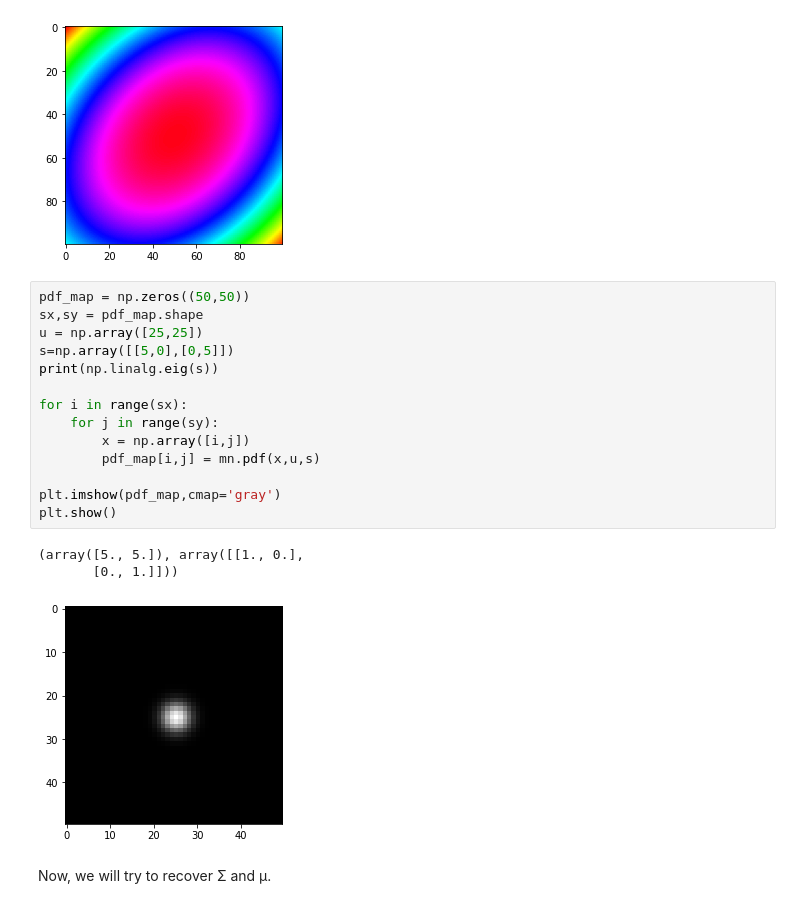
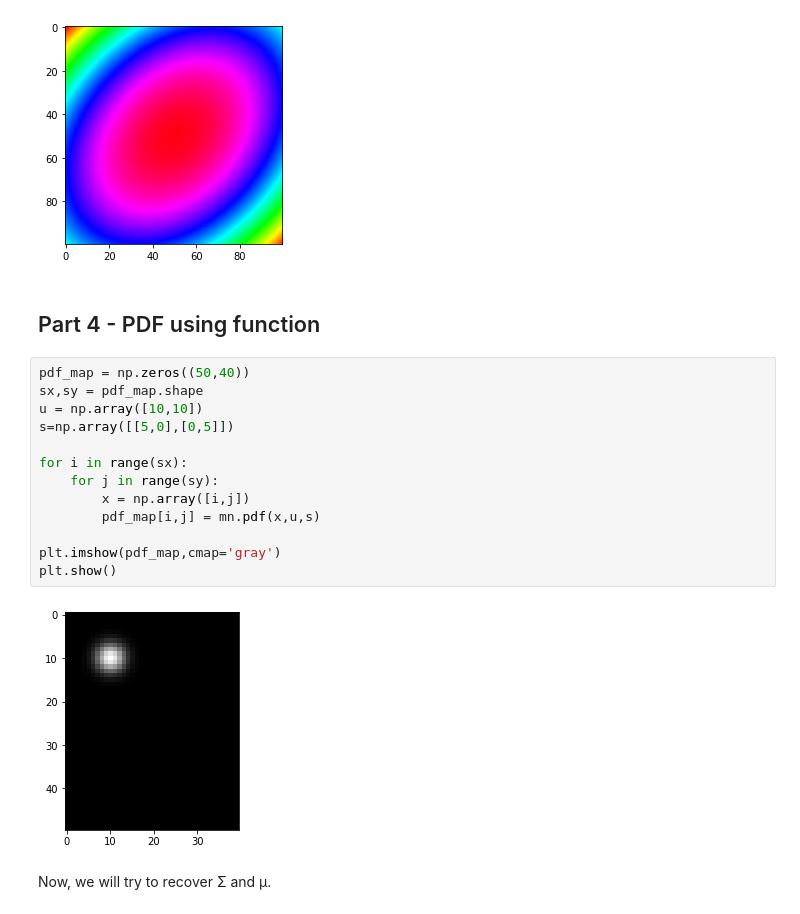
Before and after one commit to olivierleblanc/diffusercam, a Jupyter notebook: bernat/circularevaluation.ipynb, the cells around one changed output. Saved outputs shown, nothing was run; the diff lists cells and outputs as text.

```diff
--- a/bernat/circularevaluation.ipynb
+++ b/bernat/circularevaluation.ipynb
@@ -129,24 +126,23 @@ plt.show()
 (array([2., 2.]), array([[1., 0.],
        [0., 1.]]))
 [figure]
+# %% [markdown]
+## Part 4 - PDF using function
 # %%
-pdf_map = np.zeros((50,50))
+pdf_map = np.zeros((50,40))
 sx,sy = pdf_map.shape
-u = np.array([25,25])
+u = np.array([10,10])
 s=np.array([[5,0],[0,5]])
-print(np.linalg.eig(s))
 
 for i in range(sx):
     for j in range(sy):
         x = np.array([i,j])
         pdf_map[i,j] = mn.pdf(x,u,s)
 
 plt.imshow(pdf_map,cmap='gray')
 plt.show()
 # %% [output]
-(array([5., 5.]), array([[1., 0.],
-       [0., 1.]]))
-[figure, old version]
+[figure, new version]
 # %% [markdown]
 Now, we will try to recover Σ and μ.
 # %%
```
Also changed, not shown: parts of 13 cells of this notebook.
